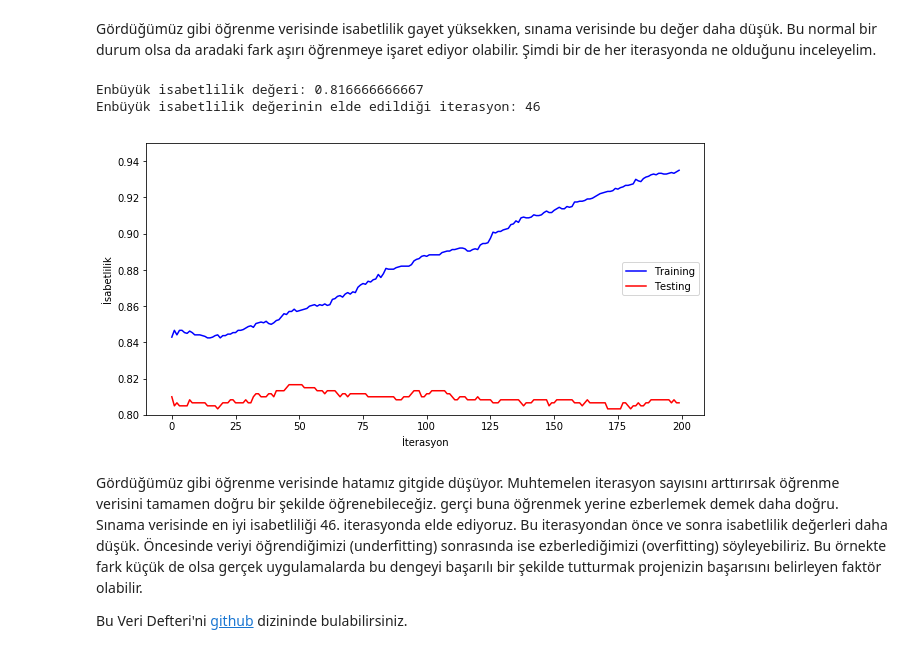
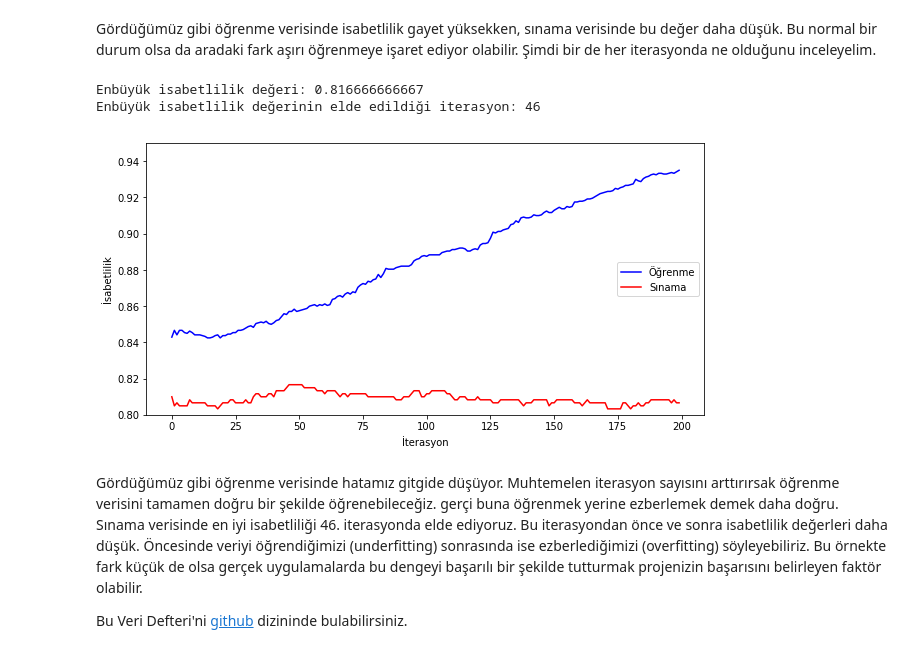
Before and after one commit to sibirbil/VeriDefteri, a Jupyter notebook: Asiri_Eksik_Ogrenme/Asiri_Eksik_Ogrenme.ipynb, the cells around one changed output. Drawn from its saved outputs; the diff is of its cells as text; code cells hidden in the pictures.

```diff
--- a/Asiri_Eksik_Ogrenme/Asiri_Eksik_Ogrenme.ipynb
+++ b/Asiri_Eksik_Ogrenme/Asiri_Eksik_Ogrenme.ipynb
@@ -279,31 +279,31 @@ Gördüğümüz gibi öğrenme verisinde isabetlilik gayet yüksekken, sınama v
 # %%
 # İsabetlilik değerlerini içeren diziler
 score_test = np.zeros((200,), dtype=np.float64)
 score_train = np.zeros((200,), dtype=np.float64)
 
 #İsabetlilik değerlerini dolduruyoruz. Staged_predict fonksiyonu her iterasyonun sonuçlarını döndürmek için kullanılıyor.
 for i, y_pred in enumerate(clf.staged_predict(X_test)):
     score_test[i] = accuracy_score(y_test, y_pred)
 
 for i, y_pred in enumerate(clf.staged_predict(X_train)):
     score_train[i] = accuracy_score(y_train, y_pred)
 
 
 print('Enbüyük isabetlilik değeri: ' + str(score_test.max()) )
 print('Enbüyük isabetlilik değerinin elde edildiği iterasyon: ' + str(score_test.argmax()) )
 
 plt.figure(figsize = (10,5))
-plt.plot(score_train, label='Training', c= 'blue')
-plt.plot(score_test, label='Testing', c = 'red')
+plt.plot(score_train, label='Öğrenme', c= 'blue')
+plt.plot(score_test, label='Sınama', c = 'red')
 plt.ylim((0.8,0.95))
 plt.xlabel('İterasyon')
 plt.ylabel('İsabetlilik')
 plt.legend(loc=5)
 plt.show()
 # %% [output]
 Enbüyük isabetlilik değeri: 0.816666666667
 Enbüyük isabetlilik değerinin elde edildiği iterasyon: 46
-[figure, old version]
+[figure, new version]
 # %% [markdown]
 Gördüğümüz gibi öğrenme verisinde hatamız gitgide düşüyor. Muhtemelen iterasyon sayısını arttırırsak öğrenme verisini tamamen doğru bir şekilde öğrenebileceğiz. gerçi buna öğrenmek yerine ezberlemek demek daha doğru. Sınama verisinde en iyi isabetliliği 46. iterasyonda elde ediyoruz. Bu iterasyondan önce ve sonra isabetlilik değerleri daha düşük. Öncesinde veriyi öğrendiğimizi (underfitting) sonrasında ise ezberlediğimizi (overfitting) söyleyebiliriz. Bu örnekte fark küçük de olsa gerçek uygulamalarda bu dengeyi başarılı bir şekilde tutturmak projenizin başarısını belirleyen faktör olabilir.
 
```
Also changed, not shown: parts of 7 cells of this notebook.
